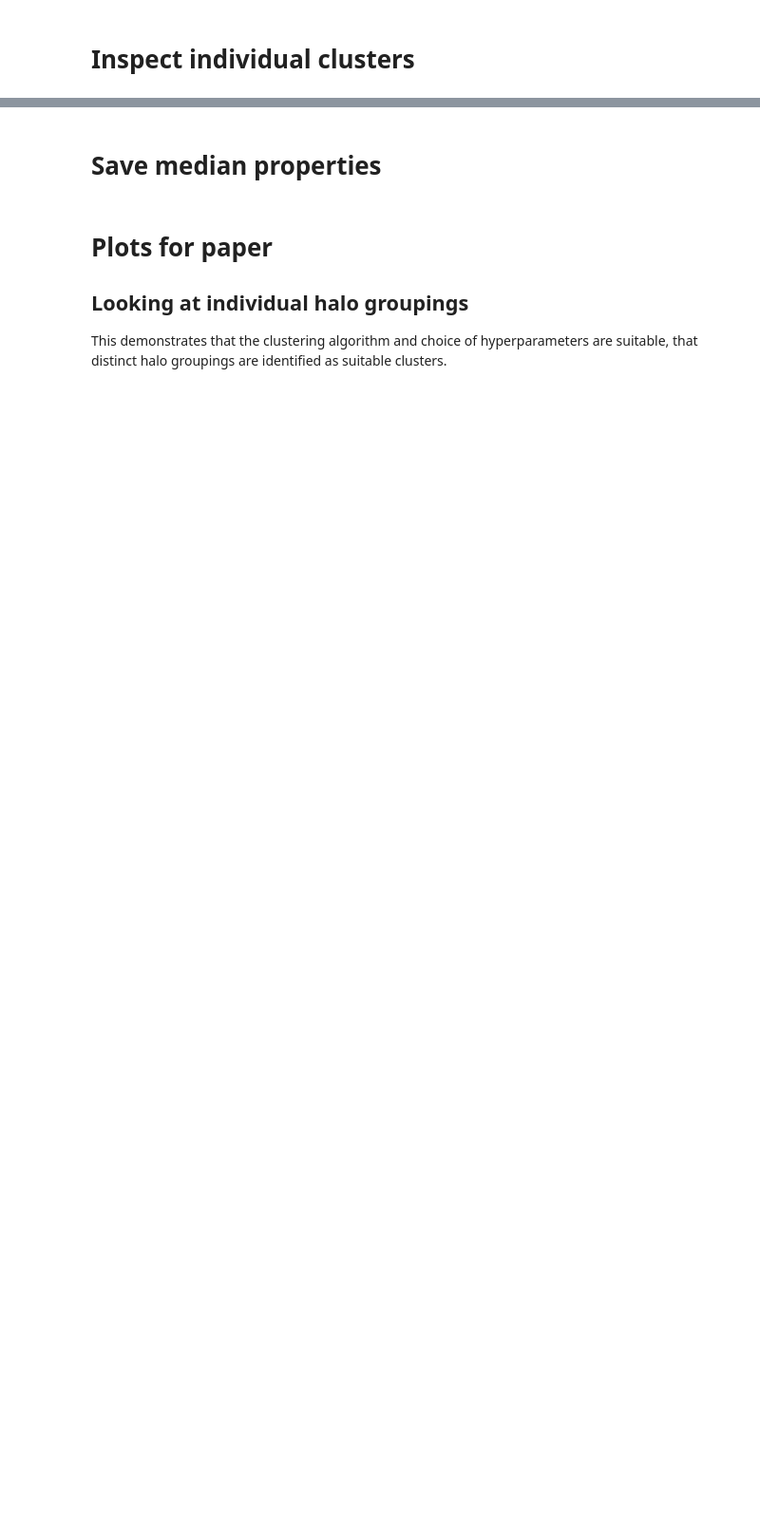
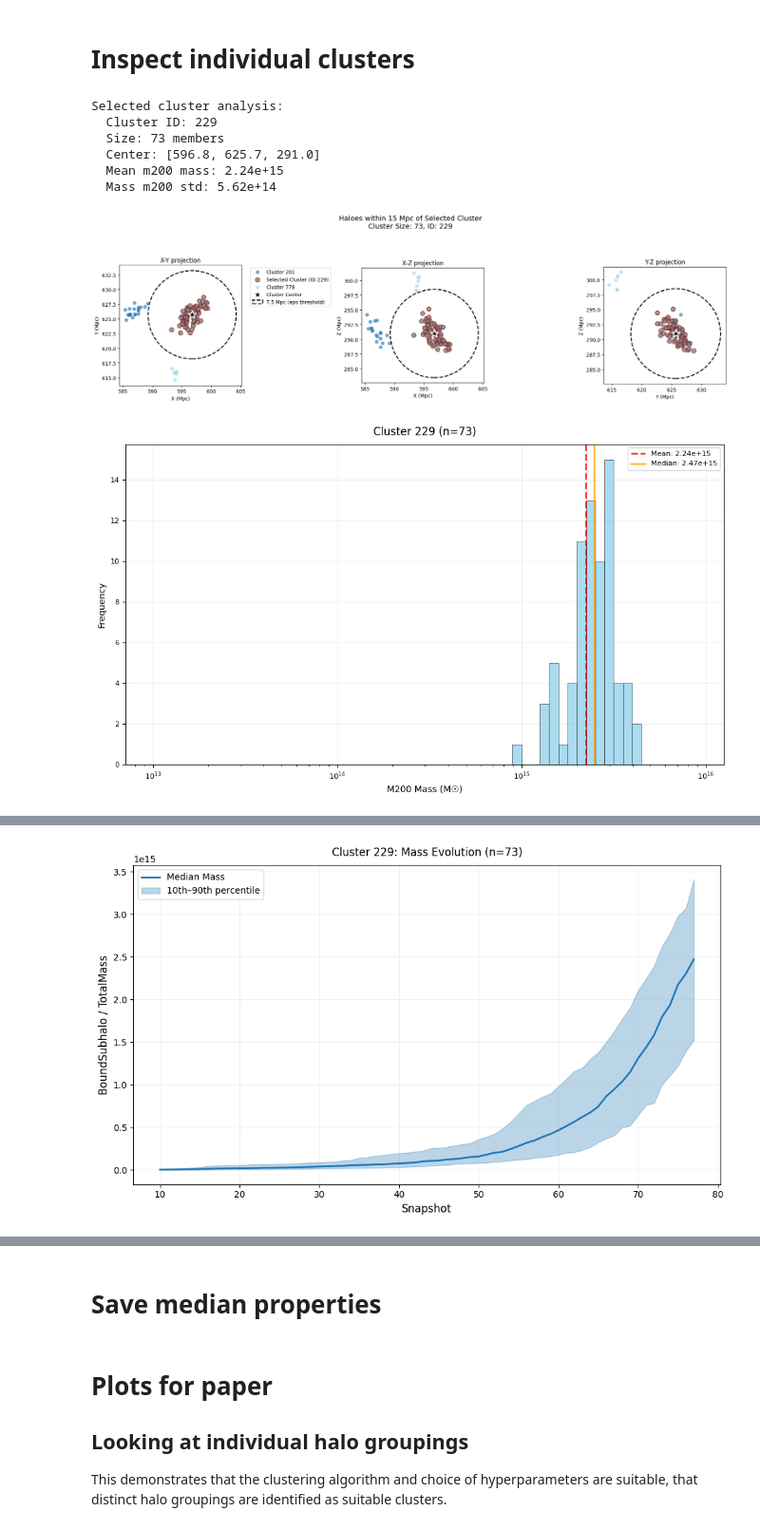
Before and after one commit to stuartmcalpine/manticore_posterior_clusters, a Jupyter notebook: plot_posterior_clusters.ipynb, the cells around one changed output, grey strips where cells are left out. Shown at 95% size. Saved outputs shown, nothing was run; the diff lists cells and outputs as text; code cells hidden in the pictures; blank space fills up the shorter version.

```diff
--- a/plot_posterior_clusters.ipynb
+++ b/plot_posterior_clusters.ipynb
@@ -191,0 +238,39 @@ if clusters_available:
+# %%
+import pandas as pd
+import numpy as np
+
+# Load the CSV file
+csv_data = pd.read_csv('/cosma7/data/dp004/rttw52/Manticore/new_analysis/clusters/check_clusters/data/manticore-local-clusters-median.csv')
+
+# Extract median coordinates and cluster names
+csv_coords = csv_data[['Coords_eq_x (Mpc) Q50', 'Coords_eq_y (Mpc) Q50', 'Coords_eq_z (Mpc) Q50']].values
+csv_names = csv_data['Cluster name'].values
+
+# Get positions from existing clusters
+if clusters_available and len(clusters) > 0:
+    cluster_positions = np.array([cluster['mean_position'] for cluster in clusters])
+    cluster_ids = [cluster['cluster_id'] for cluster in clusters]
+
+    print("Matching named clusters to simulation cluster IDs:")
+    print("-" * 90)
+
+    for i, name in enumerate(csv_names):
+        csv_coord = csv_coords[i]
+
+        # Calculate distances to all simulation clusters
+        distances = np.linalg.norm(cluster_positions - csv_coord, axis=1)
+
+        # Find nearest cluster
+        nearest_idx = np.argmin(distances)
+        nearest_distance = distances[nearest_idx]
+        nearest_cluster = clusters[nearest_idx]
+        nearest_cluster_id = nearest_cluster['cluster_id']
+        cluster_size = nearest_cluster['cluster_size']
+        mean_m200_mass = nearest_cluster['mean_m200_mass']
+
+        print(f"{name:<20} -> Cluster {nearest_cluster_id:>3} | "
+              f"Members: {cluster_size:>3} | "
+              f"Mean M200: {mean_m200_mass:.2e} M☉ | "
+              f"Distance: {nearest_distance:.2f} Mpc")
+else:
+    print("No cluster data available for matching")
@@ -1043,8 +1247,17 @@ if clusters_available and len(clusters) > 0:
 # %% [markdown]
 # Inspect individual clusters
 # %%
-cluster_id = 28
+cluster_id = 229
 plot_cluster_diagnostic(cluster_id=cluster_id)
 plot_cluster_mass_distribution(cluster_id=cluster_id)
 _ = plot_cluster_trajectory(cluster_id=cluster_id)
 plot_cluster_mass_evolution(cluster_id=cluster_id)
+# %% [output]
+Selected cluster analysis:
+  Cluster ID: 229
+  Size: 73 members
+  Center: [596.8, 625.7, 291.0]
+  Mean m200 mass: 2.24e+15
+  Mass m200 std: 5.62e+14
+[figure, added]
+[figure, added]
@@ -1051,3 +1265,4 @@ plot_cluster_mass_evolution(cluster_id=cluster_id)
+[figure, added]
 # %%
 plot_cluster_diagnostic(coordinates=[460, 482, 470])
 plot_cluster_diagnostic(coordinates=[550,522,540])
```
Also changed, not shown: parts of 21 cells of this notebook, 6 other files.
